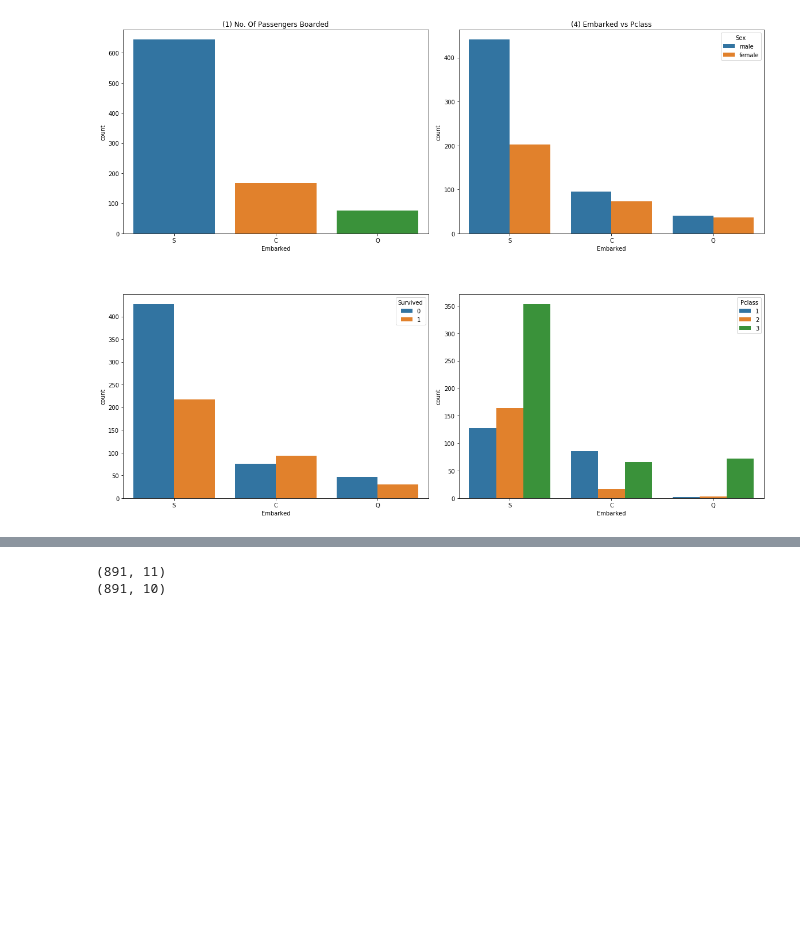
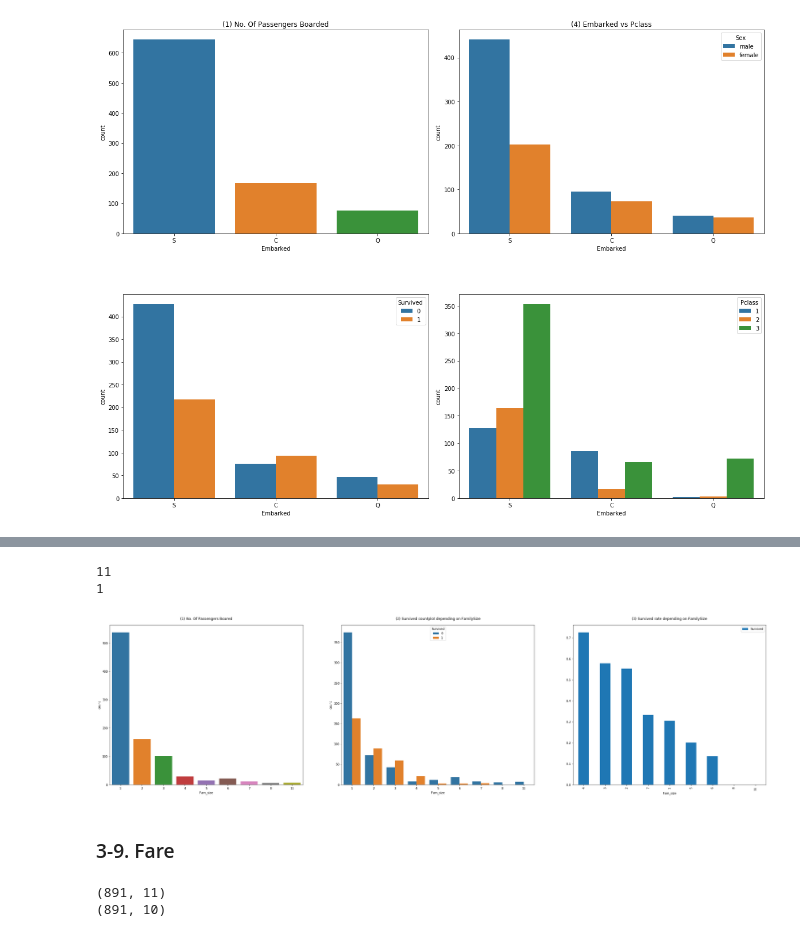
Before and after one commit to takkmj/hello_world, a Jupyter notebook: kaggle_titanic/titanic_practice.ipynb, the cells around one changed output, grey strips where cells are left out. Drawn from its saved outputs; the diff is of its cells as text; code cells hidden in the pictures; blank space fills up the shorter version.

```diff
--- a/kaggle_titanic/titanic_practice.ipynb
+++ b/kaggle_titanic/titanic_practice.ipynb
@@ -502,0 +505,6 @@ plt.show()
+# %%
+# 자기자신 포함 +1
+train["Fam_size"] = train["SibSp"] + train["Parch"] + 1
+
+print(train.shape)
+train[["SibSp", "Parch", "Fam_size"]].head()
@@ -503,3 +535,28 @@ plt.show()
+# %%
+print(train['Fam_size'].max())
+print(train['Fam_size'].min())
+# %% [output]
+11
+1
+# %%
+figure, ax = plt.subplots(1, 3, figsize = (40, 10))
+
+sns.countplot(data = train, x = 'Fam_size', ax = ax[0])
+ax[0].set_title('(1) No. Of Passengers Boared', y = 1.02)
+
+sns.countplot(data = train, x = 'Fam_size', hue = 'Survived', ax = ax[1])
+ax[1].set_title('(2) Survived countplot depending on FamilySize', y = 1.02)
+
+train[['Fam_size', 'Survived']].groupby(['Fam_size'], as_index = True).mean().sort_values(
+    by = 'Survived', ascending = False).plot.bar(ax = ax[2])
+ax[2].set_title('(3) Survived rate depending on FamilySize', y = 1.02)
+
+plt.subplots_adjust(wspace = 0.2, hspace = 0.5)
+plt.show()
+# %% [output]
+[figure, added]
+# %% [markdown]
+### 3-9. Fare
 # %%
 # drop으로 열(컬럼)을 제거할때는 언제나 axis=1 옵션을 넣어야함
 # (반대로 axis=0은 열(컬럼)이 아닌 행(로우)를 제거하는 역할)
```
Also changed, not shown: parts of 3 cells of this notebook.
